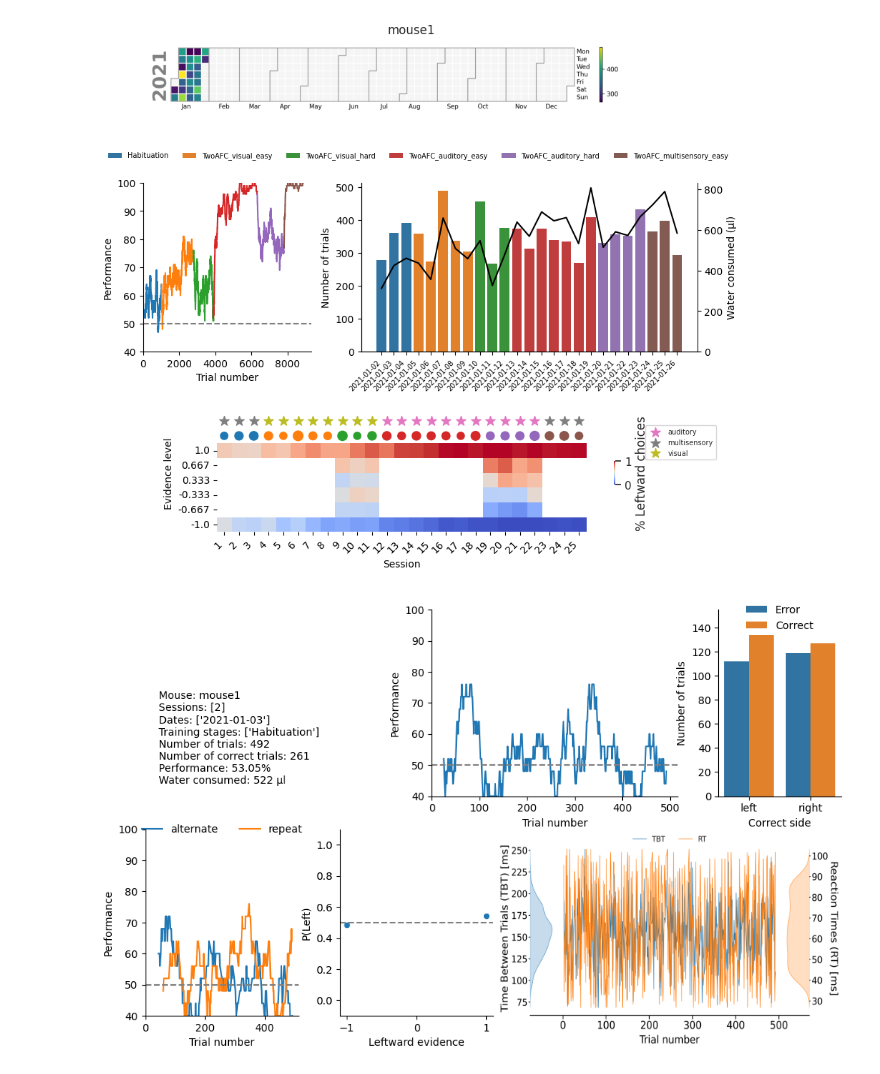
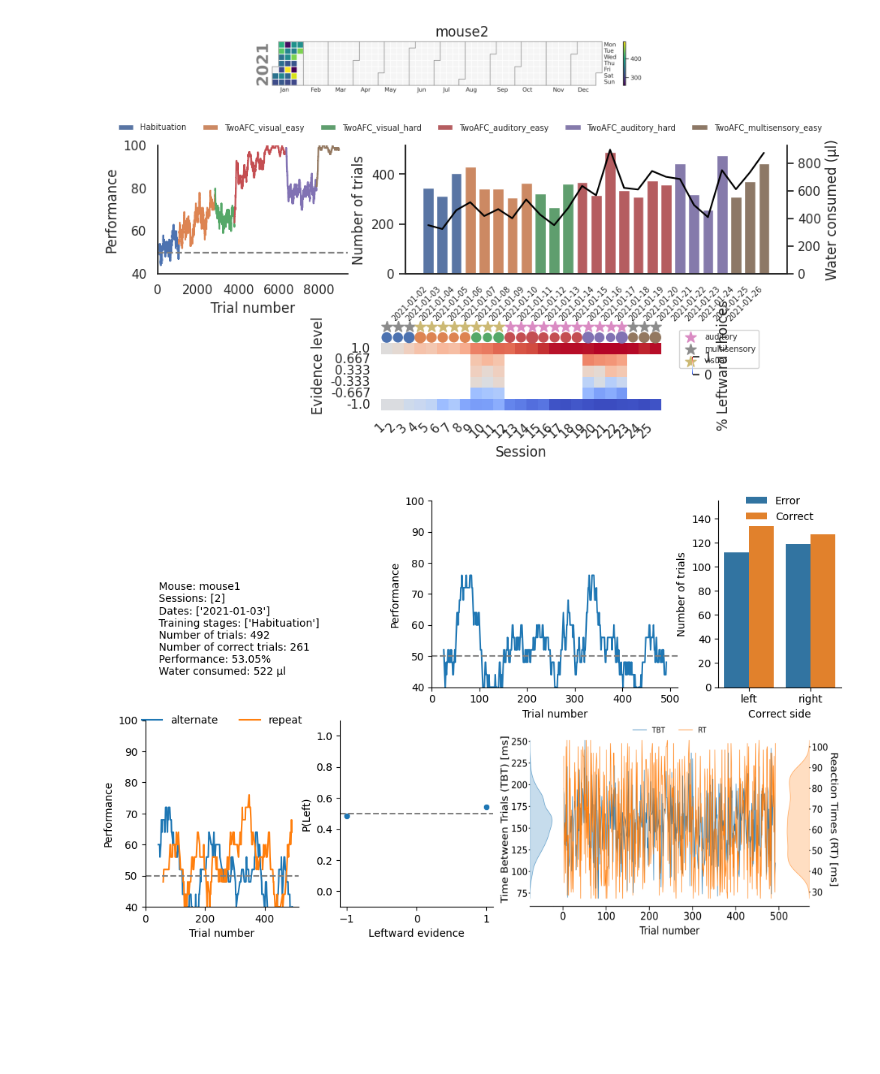
Before and after one commit to LearningCircuitsLab/lecilab-behavior-analysis, a Jupyter notebook: lecilab_behavior_analysis/plot_testing.ipynb, the cells around one changed output. Saved outputs shown, nothing was run; the diff lists cells and outputs as text; code cells hidden in the pictures; blank space fills up the shorter version.

```diff
--- a/lecilab_behavior_analysis/plot_testing.ipynb
+++ b/lecilab_behavior_analysis/plot_testing.ipynb
@@ -7,11 +10,11 @@ from lecilab_behavior_analysis.utils import load_example_data
 # %%
-mouse = "mouse1"
+mouse = "mouse2"
 df = load_example_data(mouse)
 # %%
 from lecilab_behavior_analysis.figure_maker import subject_progress_figure
-fig = subject_progress_figure(df, mouse, perf_window=100)
+fig = subject_progress_figure(df, mouse, perf_window=100, summary_matrix_plot=True)
 # %% [output]
-[figure, old version]
+[figure, new version]
 # %%
 from lecilab_behavior_analysis.figure_maker import session_summary_figure
 # select the session you want to plot
```
Also changed, not shown: parts of 1 cell of this notebook, 1 other file.
